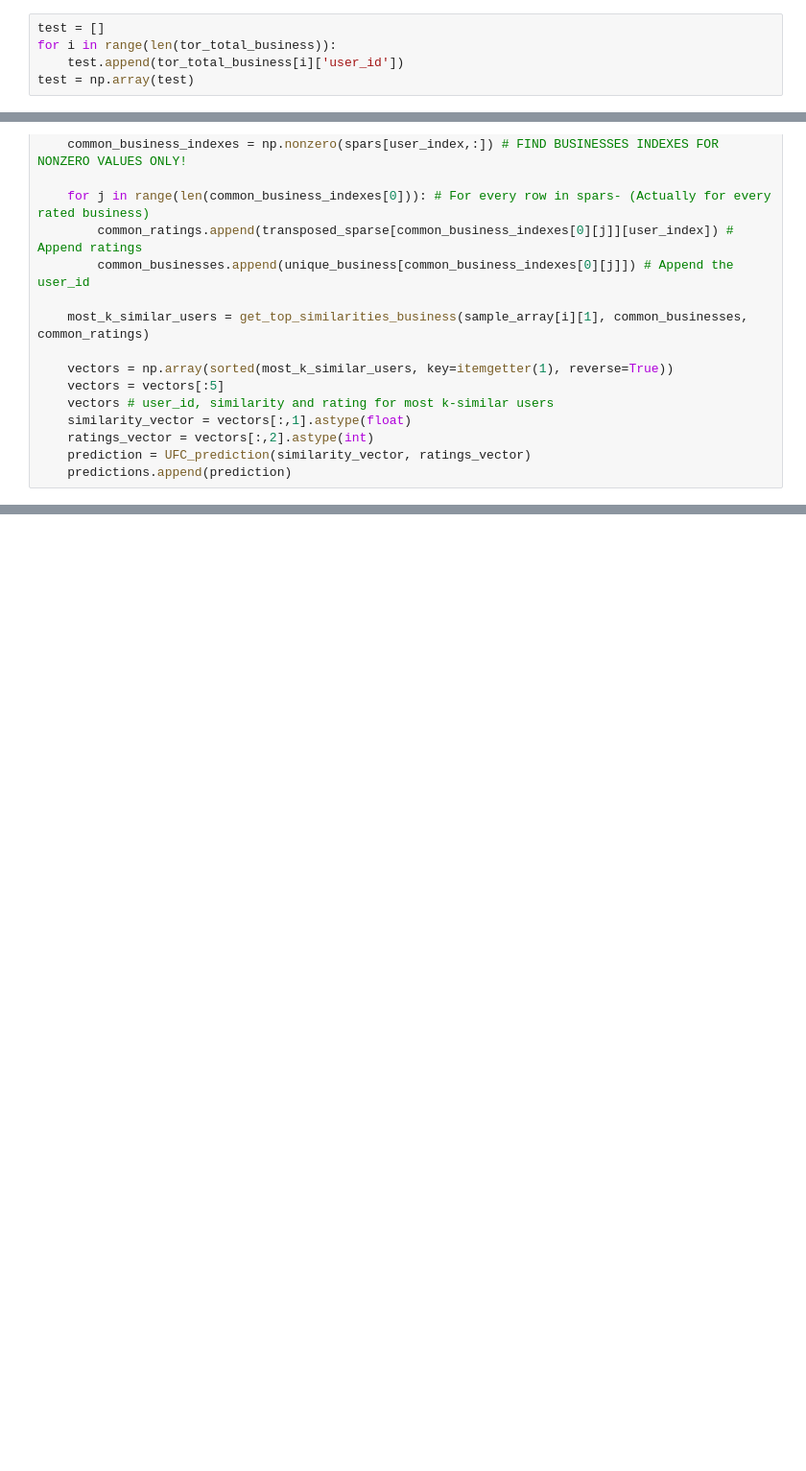
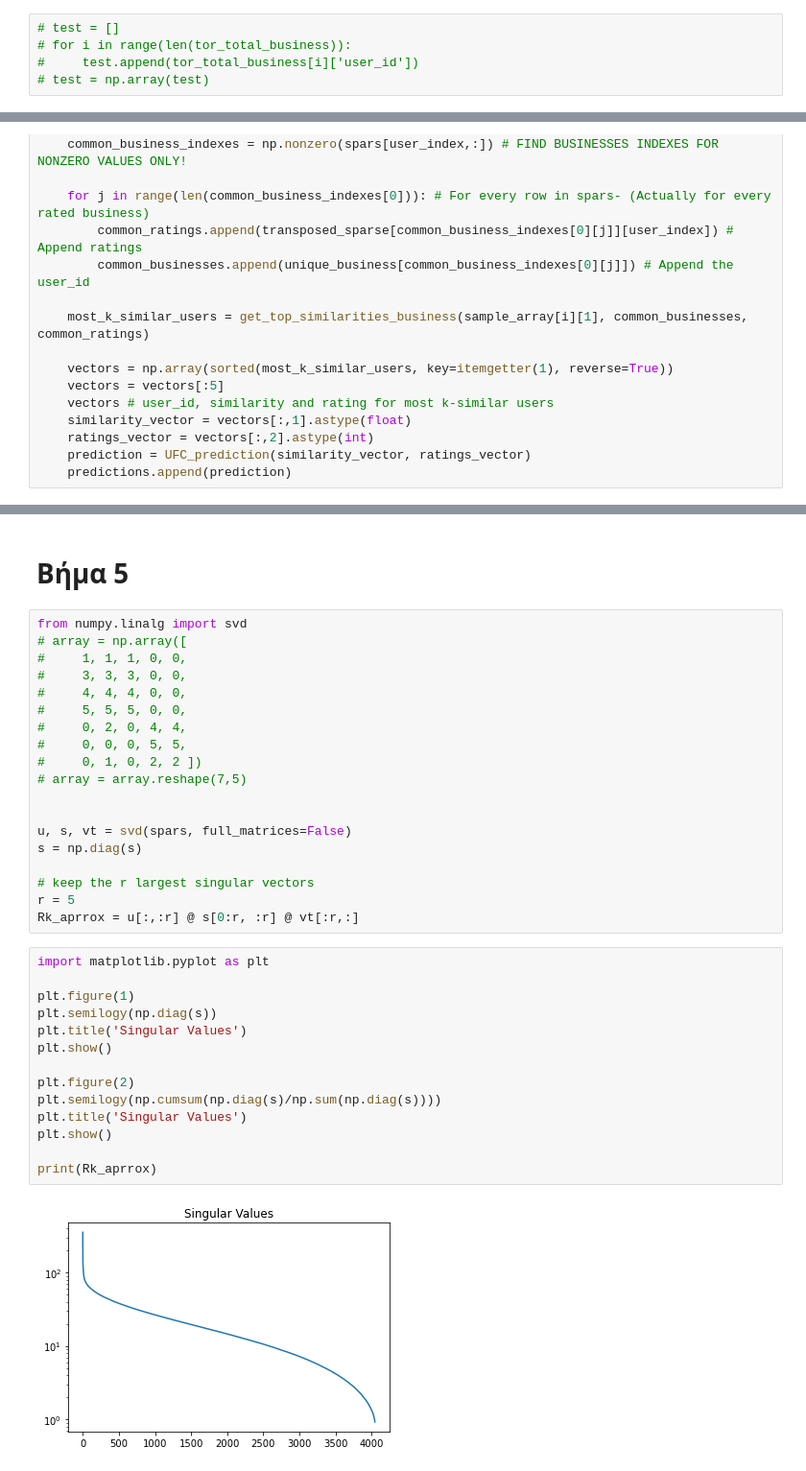
Before and after one commit to lkostakis/data-mining-NLP, a Jupyter notebook: ask2.ipynb, the cells around one changed output, grey strips where cells are left out. Shown: that part at 96% size. Drawn from its saved outputs; the diff is of its cells as text; blank space fills up the shorter version.

```diff
--- a/ask2.ipynb
+++ b/ask2.ipynb
@@ -23,6 +20,6 @@ ok = np.array(tor_total_business)
 # %%
-test = []
-for i in range(len(tor_total_business)):
-    test.append(tor_total_business[i]['user_id'])
-test = np.array(test)
+# test = []
+# for i in range(len(tor_total_business)):
+#     test.append(tor_total_business[i]['user_id'])
+# test = np.array(test)
 # %%
@@ -239,0 +231,37 @@ np.mean(differences)
+# %% [markdown]
+# Βήμα 5
+# %%
+from numpy.linalg import svd
+# array = np.array([
+#     1, 1, 1, 0, 0,
+#     3, 3, 3, 0, 0,
+#     4, 4, 4, 0, 0,
+#     5, 5, 5, 0, 0,
+#     0, 2, 0, 4, 4,
+#     0, 0, 0, 5, 5,
+#     0, 1, 0, 2, 2 ])
+# array = array.reshape(7,5)
+
+
+u, s, vt = svd(spars, full_matrices=False)
+s = np.diag(s)
+
+# keep the r largest singular vectors
+r = 5
+Rk_aprrox = u[:,:r] @ s[0:r, :r] @ vt[:r,:]
+# %%
+import matplotlib.pyplot as plt
+
+plt.figure(1)
+plt.semilogy(np.diag(s))
+plt.title('Singular Values')
+plt.show()
+
+plt.figure(2)
+plt.semilogy(np.cumsum(np.diag(s)/np.sum(np.diag(s))))
+plt.title('Singular Values')
+plt.show()
+
+print(Rk_aprrox)
+# %% [output]
+[figure, added]
```
Also changed, not shown: parts of 16 cells of this notebook.
